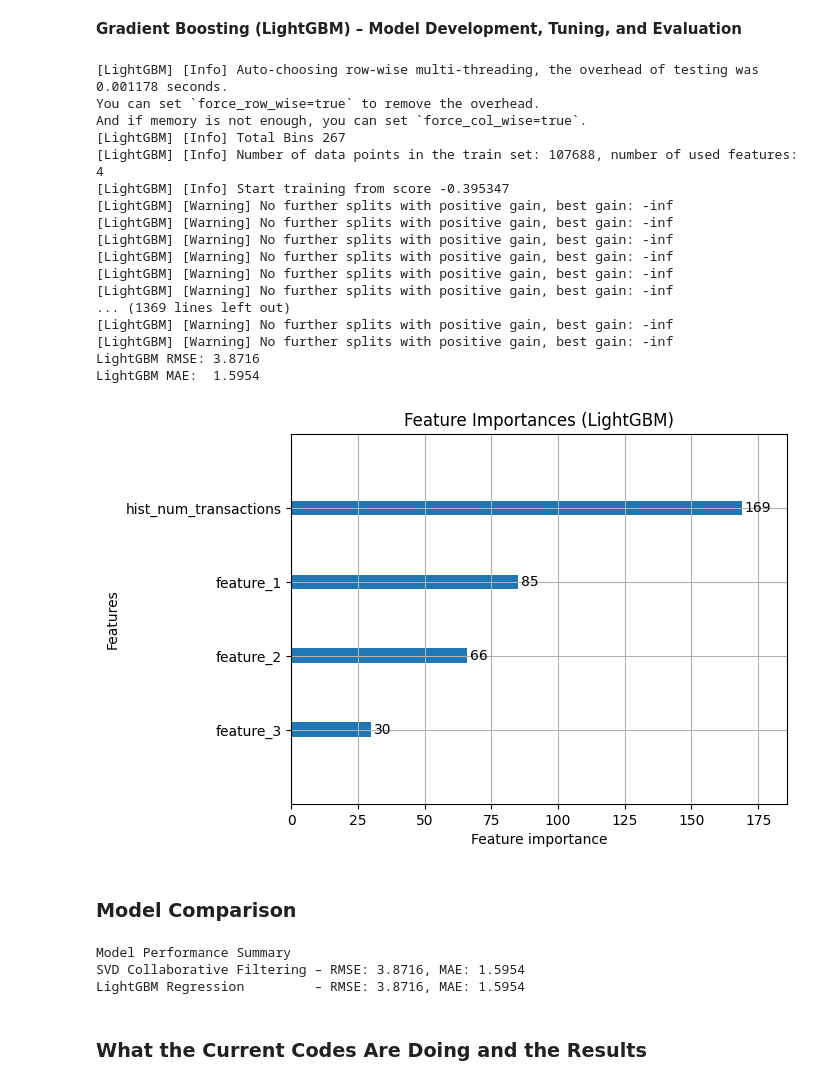
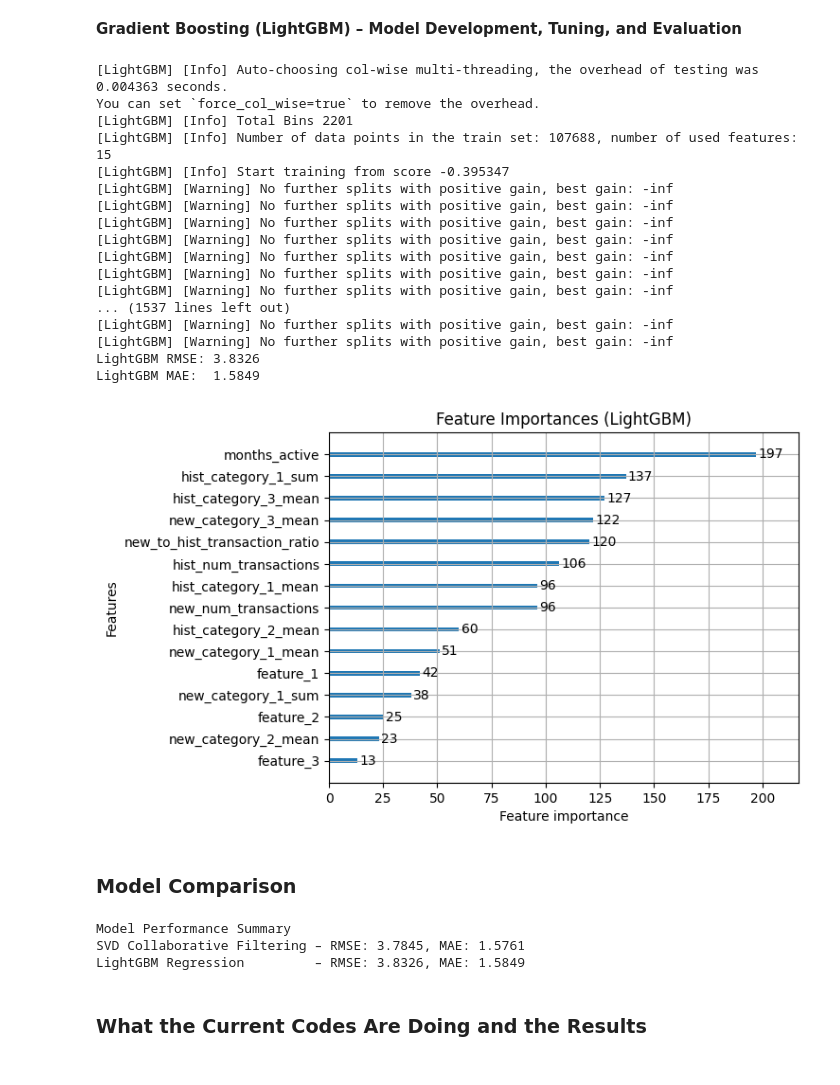
Before and after one commit to pettoss/AAI-510-project, a Jupyter notebook: AAi510_finalPro.ipynb, the cells around one changed output. Drawn from its saved outputs; the diff is of its cells as text; code cells hidden in the pictures.

```diff
--- a/AAi510_finalPro.ipynb
+++ b/AAi510_finalPro.ipynb
@@ -498,7 +501,23 @@ from sklearn.metrics import mean_squared_error, mean_absolute_error
 
 # Prepare features for LightGBM
 # We can add more features if possible for better model performance!
-features = ['feature_1', 'feature_2', 'feature_3', 'hist_num_transactions']
+features = [
+    'feature_1',
+    'feature_2',
+    'feature_3',
+    'hist_num_transactions',
+    'new_num_transactions',
+    'hist_category_1_mean',
+    'hist_category_1_sum',
+    'hist_category_2_mean',
+    'hist_category_3_mean',
+    'new_category_1_mean',
+    'new_category_1_sum',
+    'new_category_2_mean',
+    'new_category_3_mean',
+    'months_active',
+    'new_to_hist_transaction_ratio',
+    ]
 gbm_data = train[features + ['target']].fillna(0)  # Fill NA for modeling
 
 X = gbm_data[features]
@@ -518,57 +537,57 @@ lgbm_params = {
 from lightgbm import LGBMRegressor
 gs_lgbm = GridSearchCV(LGBMRegressor(), lgbm_params, scoring='neg_root_mean_squared_error', cv=3)
 gs_lgbm.fit(X_train, y_train)
 print("Best LightGBM params:", gs_lgbm.best_params_)
 print("Best CV RMSE:", -gs_lgbm.best_score_)
 
 # Train final LightGBM model on all training data with best params
 best_lgbm = LGBMRegressor(**gs_lgbm.best_params_, random_state=42)
 best_lgbm.fit(X_train, y_train)
 
 # Predict and Evaluate
 y_pred = best_lgbm.predict(X_test)
 
 # Use sqrt of MSE for RMSE for compatibility with all sklearn versions
-rmse = mean_squared_error(y_test, y_pred) ** 0.5
-mae = mean_absolute_error(y_test, y_pred)
-print(f"LightGBM RMSE: {rmse:.4f}")
-print(f"LightGBM MAE:  {mae:.4f}")
+rmse_lgb = mean_squared_error(y_test, y_pred) ** 0.5
+mae_lgb = mean_absolute_error(y_test, y_pred)
+print(f"LightGBM RMSE: {rmse_lgb:.4f}")
+print(f"LightGBM MAE:  {mae_lgb:.4f}")
 
 # Plot feature importances
 import matplotlib.pyplot as plt
 lgb.plot_importance(best_lgbm)
 plt.title("Feature Importances (LightGBM)")
 plt.show()
 # %% [output]
-[LightGBM] [Info] Auto-choosing row-wise multi-threading, the overhead of testing was 0.001178 seconds.
-You can set `force_row_wise=true` to remove the overhead.
-And if memory is not enough, you can set `force_col_wise=true`.
-[LightGBM] [Info] Total Bins 267
-[LightGBM] [Info] Number of data points in the train set: 107688, number of used features: 4
+[LightGBM] [Info] Auto-choosing col-wise multi-threading, the overhead of testing was 0.004363 seconds.
+You can set `force_col_wise=true` to remove the overhead.
+[LightGBM] [Info] Total Bins 2201
+[LightGBM] [Info] Number of data points in the train set: 107688, number of used features: 15
 [LightGBM] [Info] Start training from score -0.395347
 [LightGBM] [Warning] No further splits with positive gain, best gain: -inf
 [LightGBM] [Warning] No further splits with positive gain, best gain: -inf
 [LightGBM] [Warning] No further splits with positive gain, best gain: -inf
 [LightGBM] [Warning] No further splits with positive gain, best gain: -inf
 [LightGBM] [Warning] No further splits with positive gain, best gain: -inf
 [LightGBM] [Warning] No further splits with positive gain, best gain: -inf
-... (1369 lines left out)
+[LightGBM] [Warning] No further splits with positive gain, best gain: -inf
+... (1537 lines left out)
 [LightGBM] [Warning] No further splits with positive gain, best gain: -inf
 [LightGBM] [Warning] No further splits with positive gain, best gain: -inf
-LightGBM RMSE: 3.8716
-LightGBM MAE:  1.5954
+LightGBM RMSE: 3.8326
+LightGBM MAE:  1.5849
-[figure, old version]
+[figure, new version]
 # %% [markdown]
 ### Model Comparison
 # %%
 # Summarize both models' performance for the report or presentation
 print("Model Performance Summary")
-print(f"SVD Collaborative Filtering – RMSE: {rmse:.4f}, MAE: {mae:.4f}")
-print(f"LightGBM Regression         – RMSE: {rmse:.4f}, MAE: {mae:.4f}")
+print(f"SVD Collaborative Filtering – RMSE: {rmse_svd:.4f}, MAE: {mae_svd:.4f}")
+print(f"LightGBM Regression         – RMSE: {rmse_lgb:.4f}, MAE: {mae_lgb:.4f}")
 # %% [output]
 Model Performance Summary
-SVD Collaborative Filtering – RMSE: 3.8716, MAE: 1.5954
-LightGBM Regression         – RMSE: 3.8716, MAE: 1.5954
+SVD Collaborative Filtering – RMSE: 3.7845, MAE: 1.5761
+LightGBM Regression         – RMSE: 3.8326, MAE: 1.5849
 # %% [markdown]
 ### What the Current Codes Are Doing and the Results
 # %% [markdown]
```
Also changed, not shown: parts of 2 cells of this notebook.
